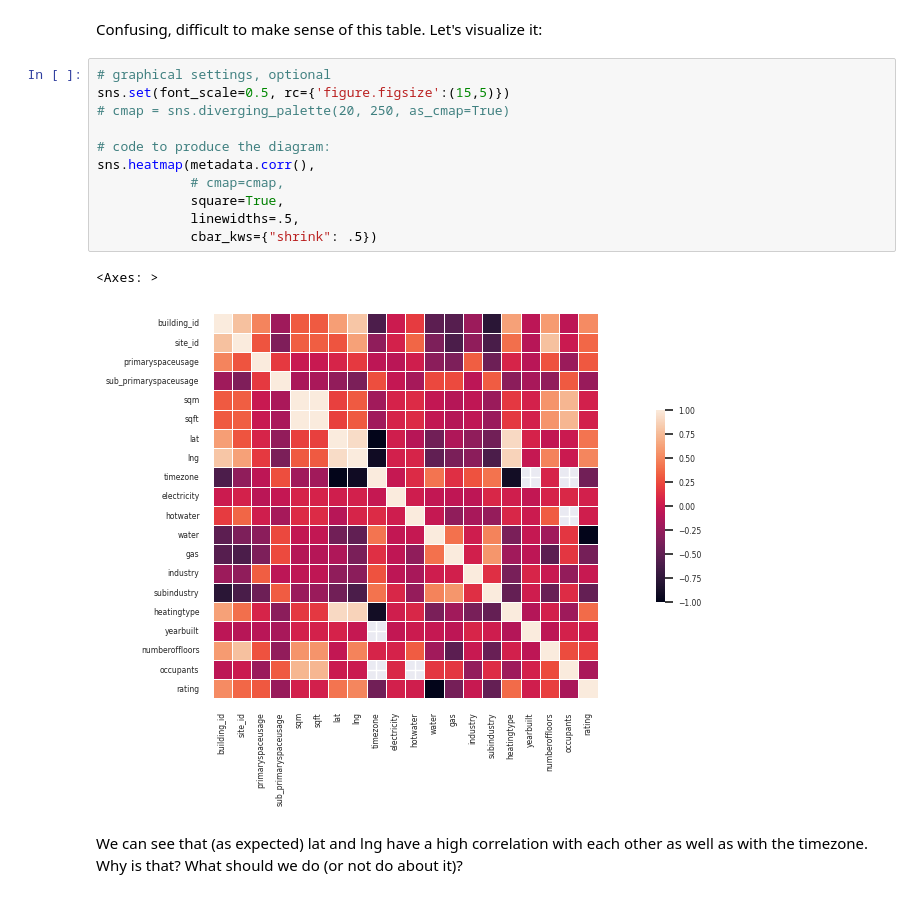
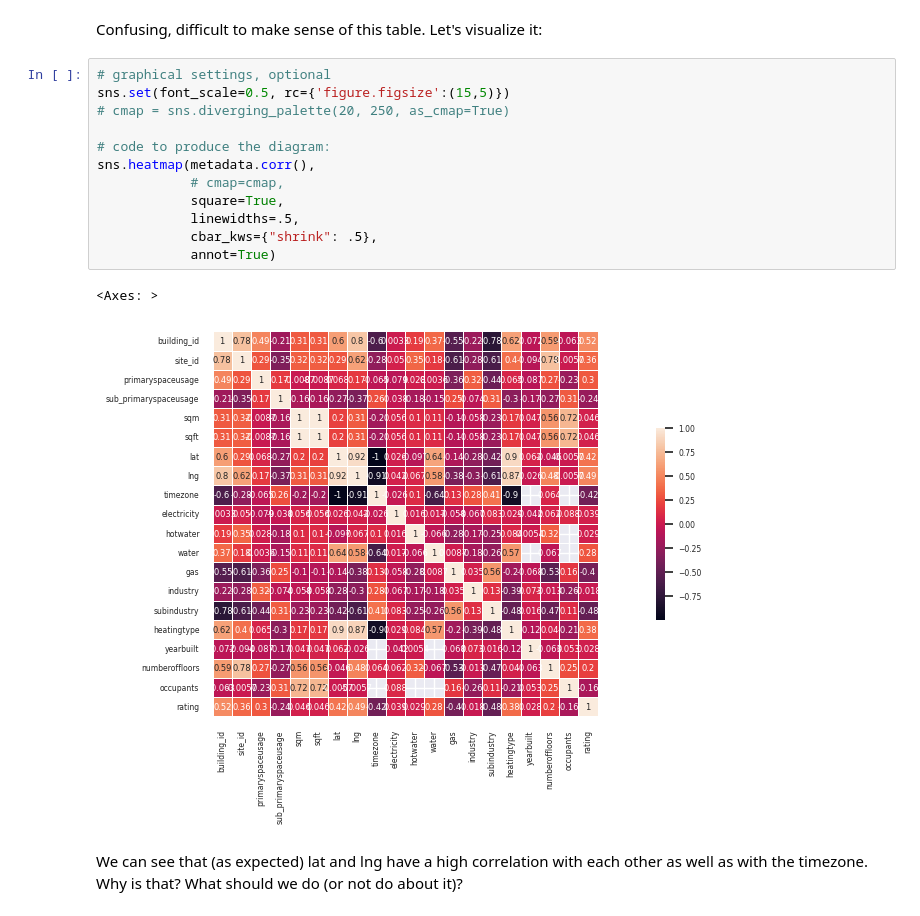
Before and after one commit to DmtrRm/IAAC2024_tutorials, a Jupyter notebook: notebooks/01_data_cleaning.ipynb, the cells around one changed output. Cells and saved outputs as stored; diff of their text form.

```diff
--- a/notebooks/01_data_cleaning.ipynb
+++ b/notebooks/01_data_cleaning.ipynb
@@ -477,17 +477,18 @@ Confusing, difficult to make sense of this table. Let's visualize it:
 # %%
 # graphical settings, optional
 sns.set(font_scale=0.5, rc={'figure.figsize':(15,5)})
 # cmap = sns.diverging_palette(20, 250, as_cmap=True)
 
 # code to produce the diagram:
 sns.heatmap(metadata.corr(),
             # cmap=cmap,
             square=True,
             linewidths=.5,
-            cbar_kws={"shrink": .5})
+            cbar_kws={"shrink": .5},
+            annot=True)
 # %% [output]
 <Axes: >
-[figure, old version]
+[figure, new version]
 # %% [markdown]
 We can see that (as expected) lat and lng have a high correlation with each other as well as with the timezone. Why is that? What should we do (or not do about it)?
 # %% [markdown]
```
Also changed, not shown: parts of 8 cells of this notebook.
